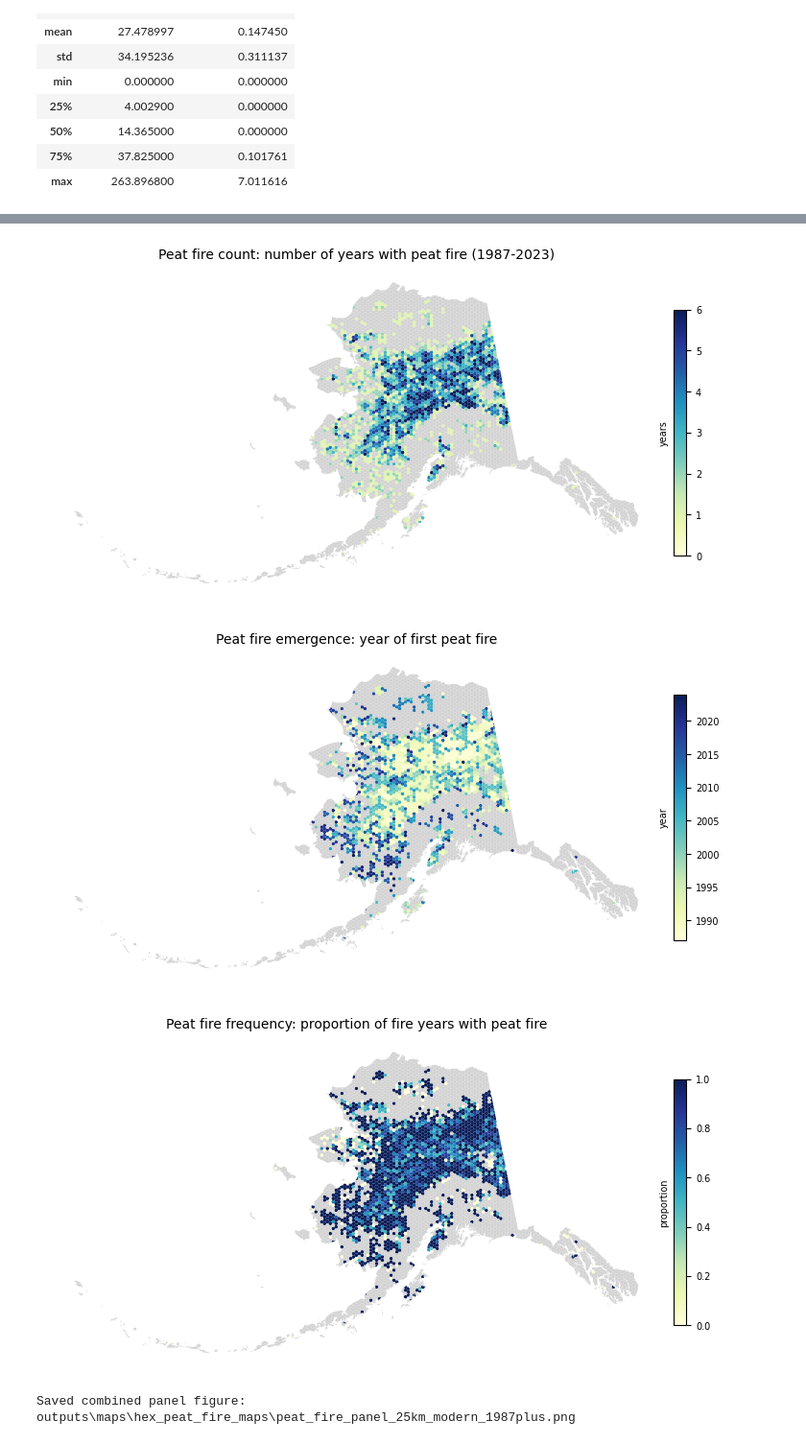
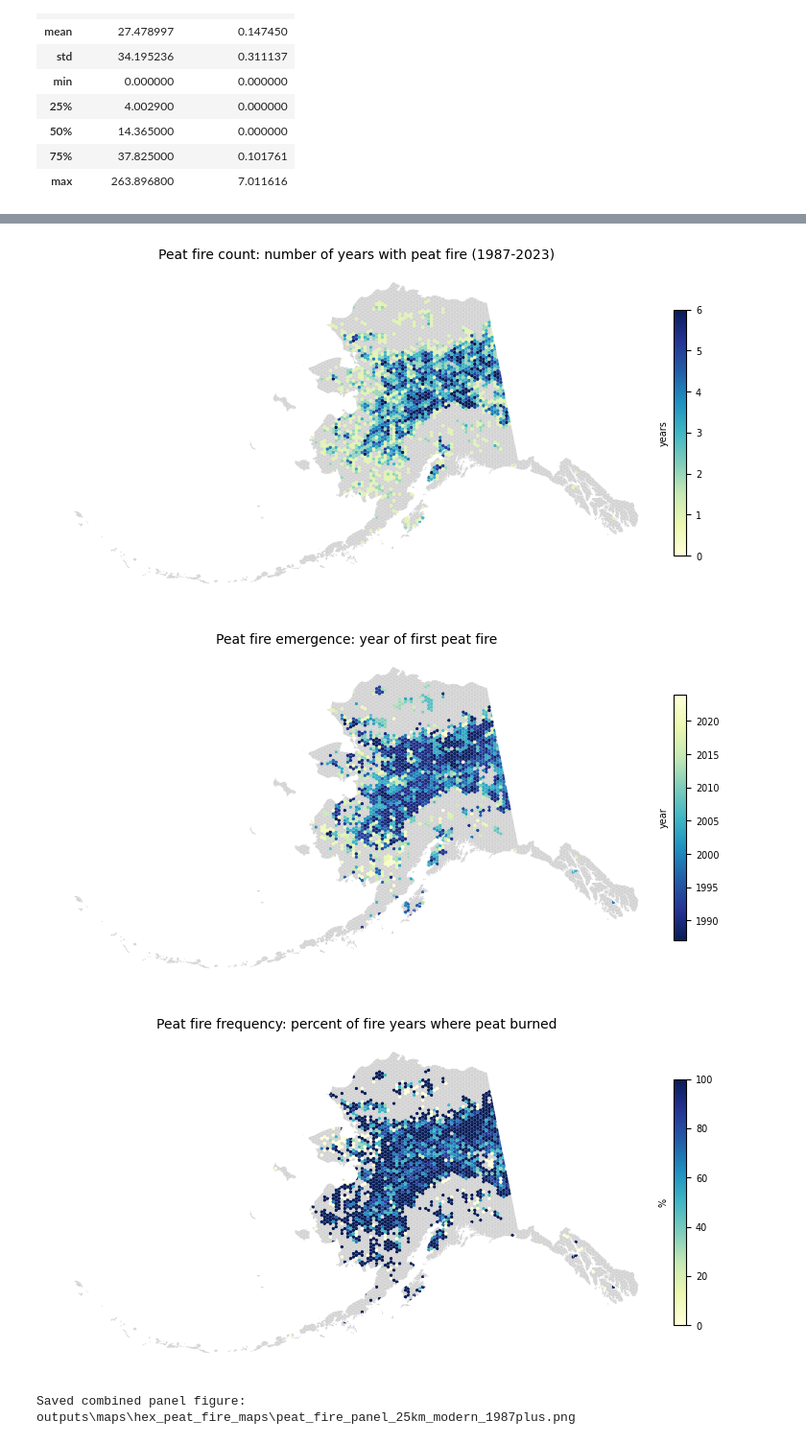
Before and after one commit to tnc-ak/alaska-peat, a Jupyter notebook: src/analysis/3.01-peat_fire_hex_maps.ipynb, the cells around one changed output, grey strips where cells are left out. Shown at 96% size. Drawn from its saved outputs; the diff is of its cells as text; code cells hidden in the pictures.

Commit message:
change mapping color gradient

```diff
--- a/src/analysis/3.01-peat_fire_hex_maps.ipynb
+++ b/src/analysis/3.01-peat_fire_hex_maps.ipynb
@@ -370,3 +370,28 @@ hex_metrics[["peat_extent_km2", "peat_burn_pressure"]].describe()
 | 50% | 14.365000 | 0.000000 |
 | 75% | 37.825000 | 0.101761 |
 | max | 263.896800 | 7.011616 |
+# %%
+# Reload saved metrics (useful after a kernel restart)
+suffix = f"{HEX_SIZE_KM}km_{ANALYSIS_SCENARIO}"
+hex_gpkg = OUTDIR / f"hex_metrics_{suffix}.gpkg"
+hex_csv = OUTDIR / f"hex_metrics_{suffix}.csv"
+cell_year_csv = OUTDIR / f"hex_year_metrics_{suffix}.csv"
+
+if hex_gpkg.exists():
+    hex_metrics = gpd.read_file(hex_gpkg)
+    print(f"Loaded hex_metrics from {hex_gpkg}")
+elif hex_csv.exists():
+    raise FileNotFoundError(
+        f"Found {hex_csv} but not {hex_gpkg}. "
+        "Plotting requires geometry, so load the GeoPackage output."
+    )
+else:
+    raise FileNotFoundError(
+        f"Could not find saved metrics file: {hex_gpkg}. "
+        "Run the save-outputs cell once to create it."
+    )
+
+# Optional: restore cell_year for downstream year-range logic in plotting cell
+if "cell_year" not in globals() and cell_year_csv.exists():
+    cell_year = pd.read_csv(cell_year_csv)
+    print(f"Loaded cell_year from {cell_year_csv}")
@@ -453,6 +481,9 @@ axes = axes.flatten()
 
 # Convert km² to acres (1 km² = 247.105 acres)
 hex_metrics["total_peat_burned_area_acres"] = hex_metrics["total_peat_burned_area_km2"] * 247.105
+
+# Convert peat fire frequency to percent for mapping
+hex_metrics["peat_fire_frequency_pct"] = hex_metrics["peat_fire_frequency"] * 100
 
 # Calculate number of years for annualized metrics
 start_year, end_year = SCENARIOS[ANALYSIS_SCENARIO]
@@ -560,43 +591,43 @@ plot_hex_map(
     "first_peat_fire_year",
     "Peat fire emergence: year of first peat fire",
     # cmap="PuRd",
-    cmap="YlGnBu",
+    cmap="YlGnBu_r",
     # cmap="cividis_r",
     vmin=hex_metrics["first_peat_fire_year"].min(skipna=True),
     vmax=hex_metrics["first_peat_fire_year"].max(skipna=True),
     units="year",
     suffix="05_peat_fire_emergence",
 )
 
 plot_hex_map(
     axes[5],
     hex_metrics,
-    "peat_fire_frequency",
-    "Peat fire frequency: proportion of fire years where peat burned",
+    "peat_fire_frequency_pct",
+    "Peat fire frequency: percent of fire years where peat burned",
     cmap="YlGnBu",
     # cmap="PuRd",
     # cmap="cividis_r",
     vmin=0,
-    vmax=_qmax(hex_metrics["peat_fire_frequency"]),
-    units="proportion",
+    vmax=_qmax(hex_metrics["peat_fire_frequency_pct"]),
+    units="%",
     suffix="06_peat_fire_frequency",
 )
 
 plt.tight_layout()
 
 map_png = OUTDIR / f"peat_fire_{HEX_SIZE_KM}km_{ANALYSIS_SCENARIO}.png"
 plt.savefig(map_png, dpi=300, bbox_inches="tight")
 plt.show()
 
 print(f"Saved individual maps: {map_png}")
 # %% [output]
 Saved individual maps: outputs\maps\hex_peat_fire_maps\peat_fire_25km_modern_1987plus.png
 [figure]
 [figure]
 [figure]
 [figure]
-[figure, old version]
+[figure, new version]
-[figure, old version]
+[figure, new version]
 # %%
 # Create combined panel with all 6 maps as subpanels
 fig, panel_axes = plt.subplots(2, 3, figsize=(18, 12))
```
Also changed, not shown: parts of 1 cell of this notebook.
